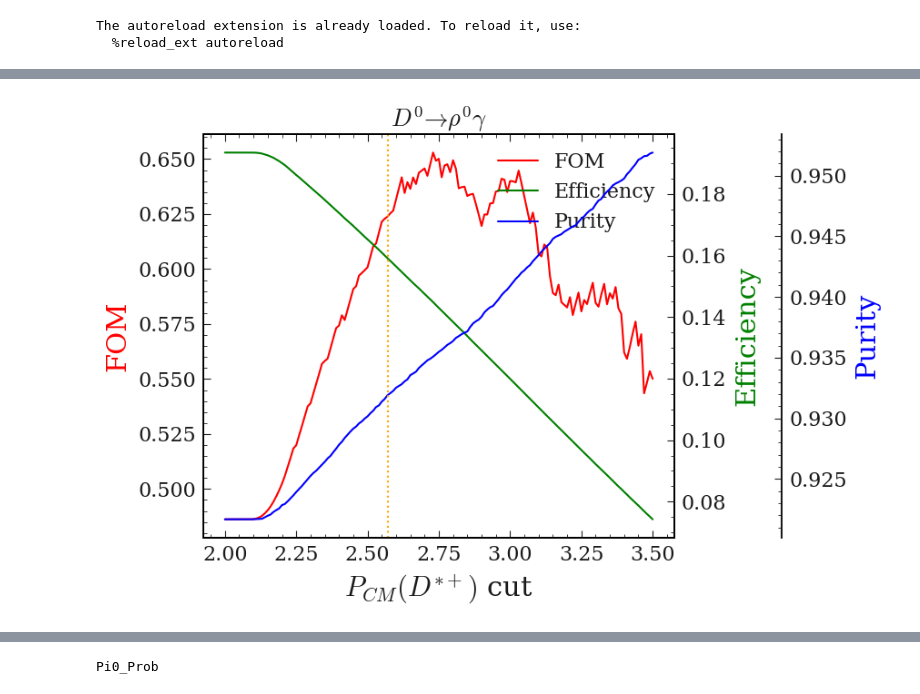
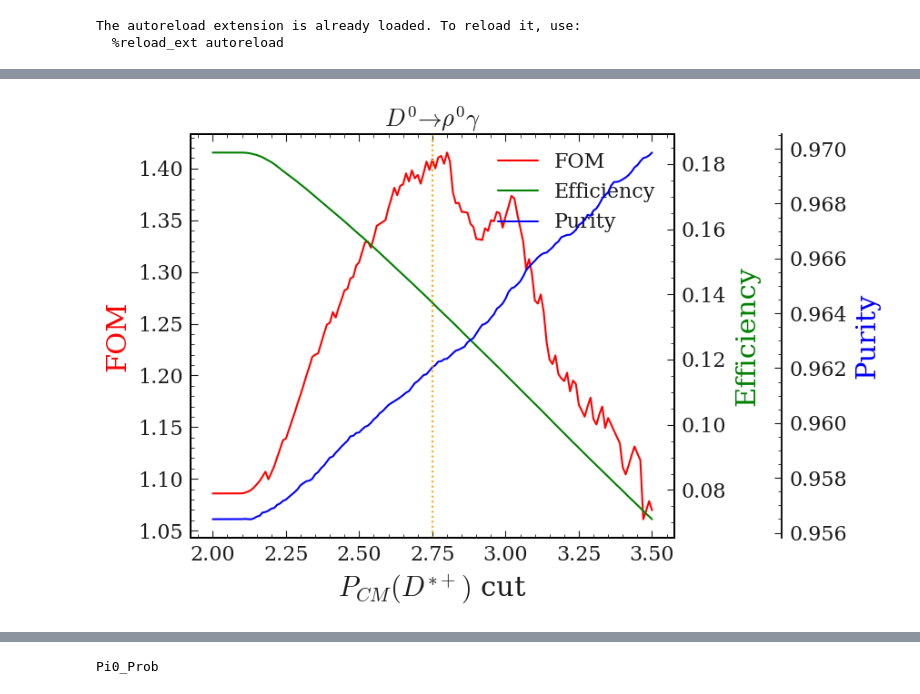
Before and after one commit to jykim-physics/DRAW_and_FITTING, a Jupyter notebook: main/DRAW_1D/kekcc_rhog.ipynb, the cells around one changed output, grey strips where cells are left out. Saved outputs shown, nothing was run; the diff lists cells and outputs as text; code cells hidden in the pictures.

```diff
--- a/main/DRAW_1D/kekcc_rhog.ipynb
+++ b/main/DRAW_1D/kekcc_rhog.ipynb
@@ -47,7 +56,9 @@ phigamma_charged = base_file_loc + 'charged/recon_udst_*.root'
 phigamma_mixed = base_file_loc + 'mixed/recon_udst_*.root'
 phigamma_taupair = base_file_loc + 'taupair/recon_udst_*.root'
 # %%
-base_filter='Pis_charge==1 && D0_M>1.67 && D0_M<2.06 && Pi0_Prob<0.9 && gamma_E>0.7'
+base_filter='Pis_charge==1 && D0_M>1.67 && D0_M<2.06 '
+base_filter=' Pis_charge==1 && D0_M>1.8 && D0_M<1.9 '
+
 # base_filter='rho_rank_Dstp==1 && D0_M>1.67 && D0_M<2.06 '
 # ccbar_filter = base_filter + '&& iCascDcyBrP_Dst_0 !=217'
 
@@ -61,7 +72,7 @@ base_filter='Pis_charge==1 && D0_M>1.67 && D0_M<2.06 && Pi0_Prob<0.9 && gamma_E>
 
 #ccbar_filter='Pi0_Prob<0.9 && D0_M>1.67 && D0_M<2.06 && (iCascDcyBrP_D0_0 !=0 ) && (phi_rank_Dstp ==1)'
 
-variables=['D0_M','D0_cosHel_0','Rho_M','Dstarp_Q','Dstarp_CMS_p','Pi0_Prob','Rho_CMS_p','Rho_pt']
+variables=['D0_M','D0_cosHel_0','Rho_M','Dstarp_Q','Dstarp_CMS_p','Pi0_Prob','Rho_CMS_p','Rho_pt','FBDT_rho','Rho_p','gamma_p']
 # variables += ['Dstarp_missingMomentumOfEvent','Dstarp_missingMomentumOfEvent_theta','Dstarp_missingMomentumOfEventCMS','Dstarp_missingMomentumOfEventCMS_theta','Dstarp_missingEnergyOfEventCMS','Dstarp_missingMass2OfEvent','Dstarp_visibleEnergyOfEventCMS']
 
 
@@ -281,6 +293,7 @@ Dstarp_Q
 # phig_pre_extraction_cut = 'abs(Rho_M - 0.77526)< 0.150 & abs(Dstarp_Q-0.00593)<0.0010'
 # phig_pre_extraction_cut = 'abs(Rho_M - 0.77526)< 0.125 & abs(Dstarp_Q-0.00593)<0.0006'
 phig_pre_extraction_cut = 'abs(Rho_M - 0.77526)< 0.125 & abs(Dstarp_Q-0.00593)<0.002'
+phig_pre_extraction_cut = 'abs(Rho_M - 0.77526)< 0.125 & abs(Dstarp_Q-0.00593)<0.001'
 
 phig_pre_extraction_ccbar = pd_phigamma_ccbar.query(phig_pre_extraction_cut)
 phig_pre_extraction_uubar = pd_phigamma_uubar.query(phig_pre_extraction_cut)
@@ -546,12 +621,14 @@ phig_bkg_pre_ext_all = pd.concat([phig_pre_extraction_ccbar,
 sigMC_file_loc = '/media/jykim/T7/storage/01_recon/rho/trainv2new_pre_extraction_signalMC_recon_mdst_rho.root'
 sigMC_file_loc = '/media/jykim/T7/storage/01_recon/rho/trainv2new_0009_Q_pre_extract_signalMC_recon_mdst_rho.root'
 sigMC_file_loc = '/media/jykim/T7/storage/01_recon/rho/v2_pre_omega_const_signalMC_recon_mdst_rho.root'
+base_file_loc = '/media/jykim/T7/storage/01_recon/v9mask_pre_extraction_400_bkgsig/'
 
 sigMC_file_loc = base_file_loc + 'topo/resultfile/result_rho/standard.root'
 base_filter='rho_rank_Dstp==1 && D0_M>1.67 && D0_M<2.06 && Dstarp_isSignal==1 && abs(Rho_M - 0.77526)< 0.125 && abs(Dstarp_Q-0.00593)<0.002 '
-base_filter='rho_rank_Dstp==1 && D0_M>1.67 && D0_M<2.06  && abs(Rho_M - 0.77526)< 0.125 && abs(Dstarp_Q-0.00593)<0.002 '
+base_filter='Pis_charge==1 && D0_M>1.67 && D0_M<2.06  && abs(Rho_M - 0.77526)< 0.125 && abs(Dstarp_Q-0.00593)<0.001 '
+base_filter='Pis_charge==1 && D0_M>1.8 && D0_M<1.9  && abs(Rho_M - 0.77526)< 0.125 && abs(Dstarp_Q-0.00593)<0.001 '
 
-base_filter += '&& iCascDcyBrP_Dst_0 ==217'
+base_filter += '&& iCascDcyBrP_Dst_0 ==133'
 variables=['D0_M','D0_cosHel_0','Rho_M','Dstarp_Q','Dstarp_CMS_p','Dstarp_isSignal']
 tree='rho'
 
@@ -569,9 +646,12 @@ plt.plot(FOM_cut_list,FOM_phig_list);
 sigMC_file_loc = '/media/jykim/T7/storage/01_recon/rho/trainv2new_pre_extraction_signalMC_recon_mdst_rho.root'
 sigMC_file_loc = '/media/jykim/T7/storage/01_recon/rho/trainv2new_0009_Q_pre_extract_signalMC_recon_mdst_rho.root'
 sigMC_file_loc = '/media/jykim/T7/storage/01_recon/rho/v2_pre_omega_const_signalMC_recon_mdst_rho.root'
+sigMC_file_loc = '/media/jykim/T7/storage/01_recon/rho/v9mask_pre_extraction_signalMC_recon_mdst_rho.root'
 
 base_filter='Pis_charge==1 && D0_M>1.67 && D0_M<2.06  && abs(Rho_M - 0.77526)< 0.125 && abs(Dstarp_Q-0.00593)<0.0010'
-base_filter='rho_rank_Dstp==1 && D0_M>1.67 && D0_M<2.06  && abs(Rho_M - 0.77526)< 0.125 && abs(Dstarp_Q-0.00593)<0.002 '
+base_filter='Pis_charge==1 && D0_M>1.8 && D0_M<1.9  && abs(Rho_M - 0.77526)< 0.125 && abs(Dstarp_Q-0.00593)<0.0010'
+
+#base_filter='rho_rank_Dstp==1 && D0_M>1.67 && D0_M<2.06  && abs(Rho_M - 0.77526)< 0.125 && abs(Dstarp_Q-0.00593)<0.002 '
 
 variables=['D0_M','D0_cosHel_0','Rho_M','Dstarp_Q','Dstarp_CMS_p','Dstarp_isSignal']
 tree='rho'
@@ -633,35 +713,35 @@ p3, = par2.plot(FOM_cut_list, purity_phig_list, color=color3, label="Purity")
 lns = [p1, p2, p3]
 host.legend(handles=lns, loc='upper right')
 
 # right, left, top, bottom
 offset = 85
 par2.spines['right'].set_position(('outward', offset))
 
 # no x-ticks
 # par2.xaxis.set_ticks([])
 
 # Sometimes handy, same for xaxis
 # par2.yaxis.set_ticks_position('right')
 
 # Move "Velocity"-axis to the left
 # par2.spines['left'].set_position(('outward', 60))
 # par2.spines['left'].set_visible(True)
 # par2.yaxis.set_label_position('left')
 # par2.yaxis.set_ticks_position('left')
 
 host.yaxis.label.set_color(p1.get_color())
 par1.yaxis.label.set_color(p2.get_color())
 par2.yaxis.label.set_color(p3.get_color())
 
 plt.title(r'$D^0 \to \rho^0 \gamma$')
-plt.axvline(x=2.57,  color='orange', linestyle='dotted')
+plt.axvline(x=2.75,  color='orange', linestyle='dotted')
 
 # Adjust spacings w.r.t. figsize
 fig.tight_layout()
 # Alternatively: bbox_inches='tight' within the plt.savefig function
 #                (overwrites figsize)
 # %% [output]
-[figure, old version]
+[figure, new version]
 # %%
 max_index= FOM_phig_list.index(max(FOM_phig_list))
 FOM_cut_list[max_index]
```
Also changed, not shown: parts of 20 cells of this notebook, 5 other files.
